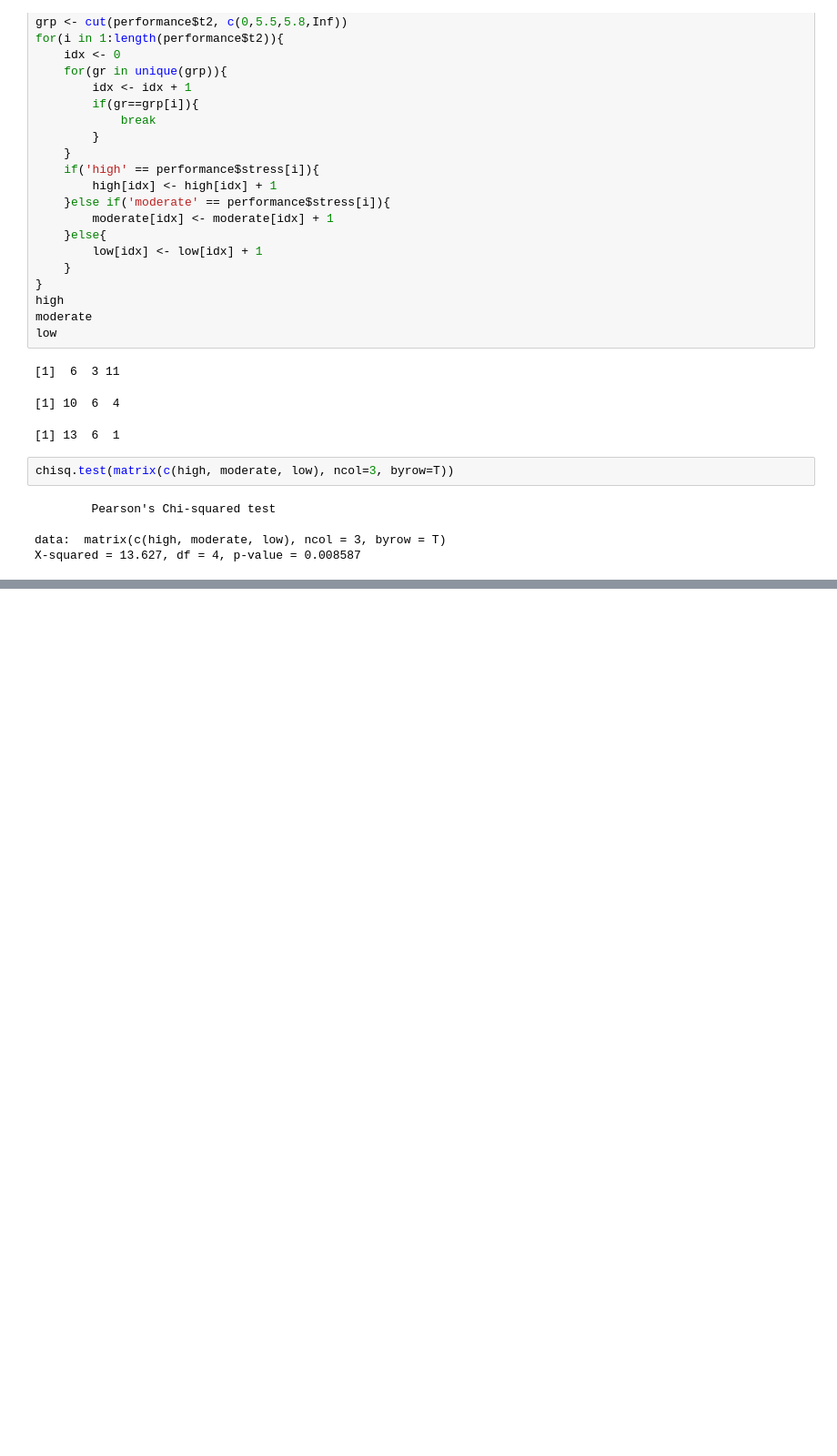
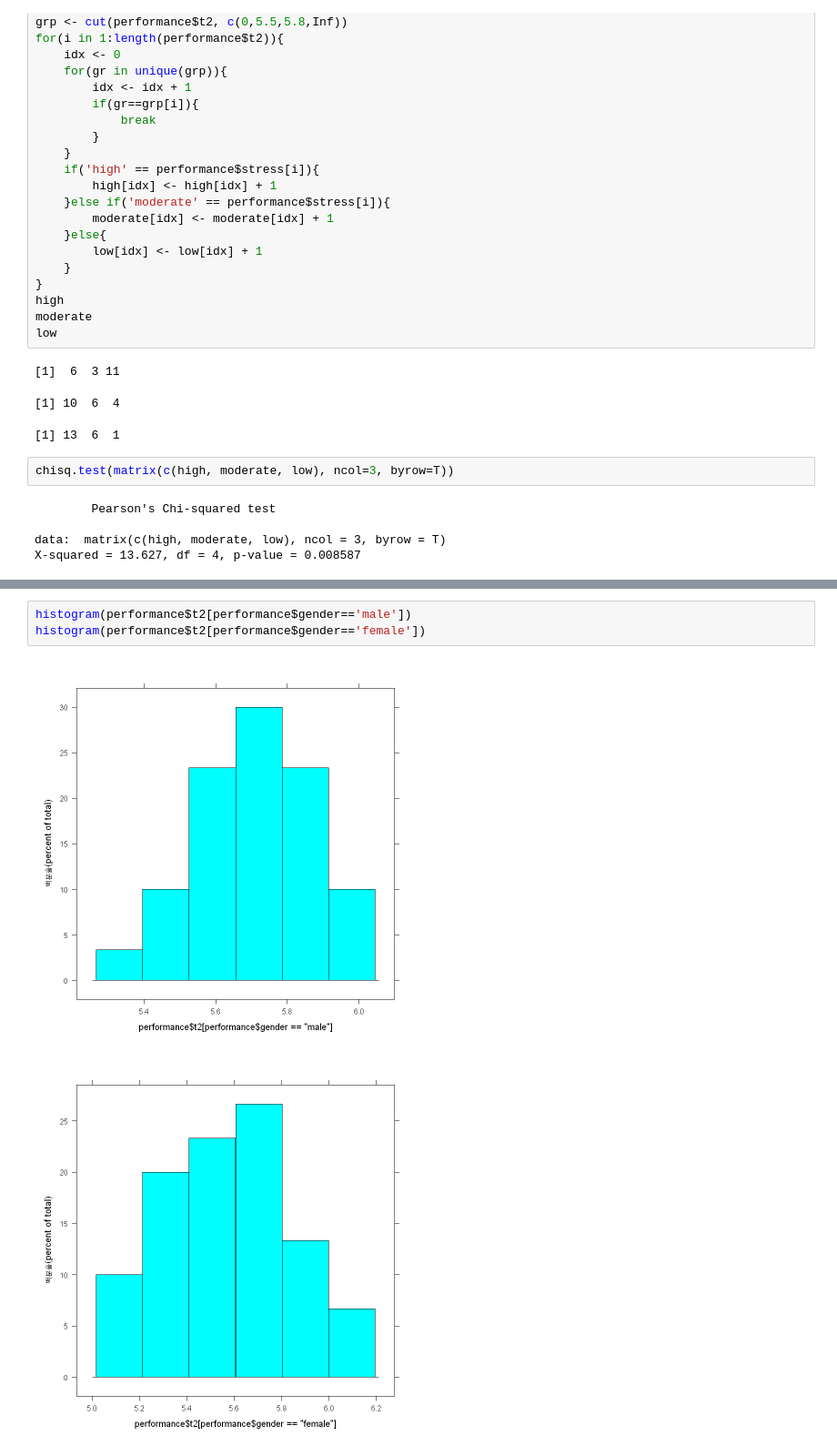
Before and after one commit to KNOU-STUDY/KNOU-R-DATA-ANALYSIS, a Jupyter notebook: attandance/Untitled.ipynb, the cells around one changed output, grey strips where cells are left out. Shown at 91% size. Cells and saved outputs as stored; diff of their text form; blank space fills up the shorter version.

```diff
--- a/attandance/Untitled.ipynb
+++ b/attandance/Untitled.ipynb
@@ -111,0 +137,6 @@ X-squared = 13.627, df = 4, p-value = 0.008587
+# %%
+histogram(performance$t2[performance$gender=='male'])
+histogram(performance$t2[performance$gender=='female'])
+# %% [output]
+[figure, added]
+[figure, added]
```
Also changed, not shown: parts of 4 cells of this notebook, 14 other files.
